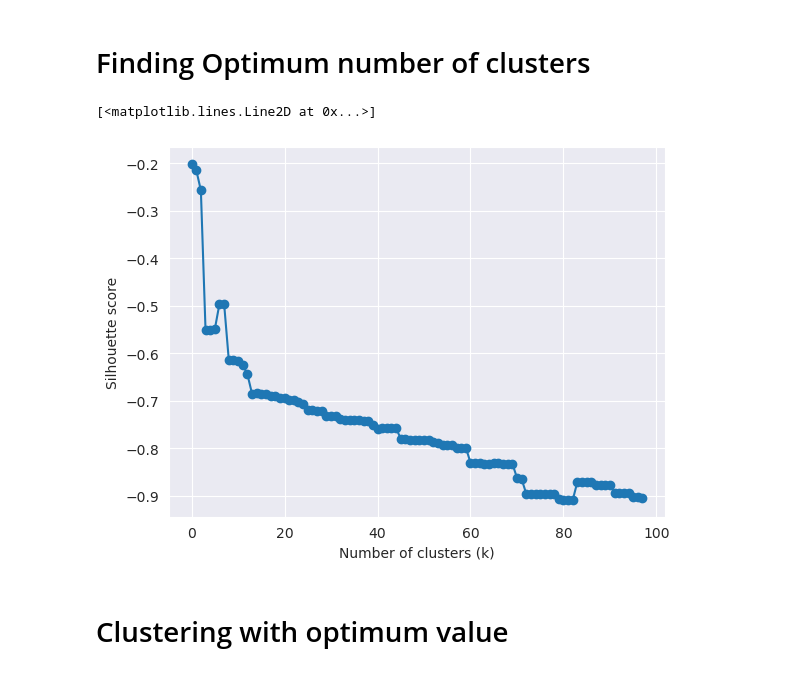
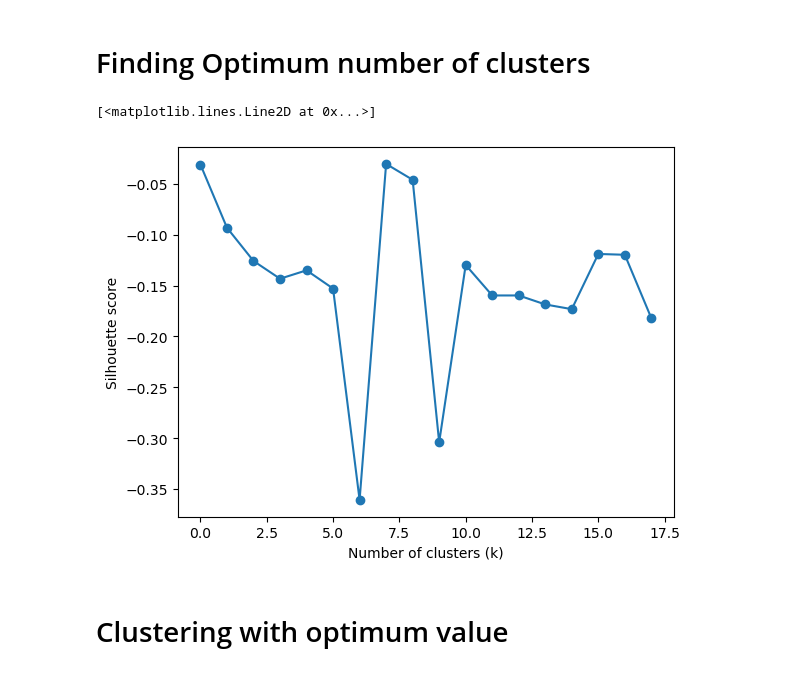
Before and after one commit to samuel23taku/ML-Spotify-Songs-Clustering, a Jupyter notebook: sample.ipynb, the cells around one changed output. Drawn from its saved outputs; the diff is of its cells as text; code cells hidden in the pictures.

```diff
--- a/sample.ipynb
+++ b/sample.ipynb
@@ -45,32 +45,26 @@ def data_clean(features_df):
 
     # Remove Correlating features
     corr = transformed_data.corr()
-    correlating_feature_pair_list = corr[(corr > 0.40) & (corr < 1.0)].stack().index.tolist()
+    correlating_feature_pair_list = corr[(corr > 0.30) & (corr < 1.0)].stack().index.tolist()
     for item in range(0, len(correlating_feature_pair_list)):
         if item % 2 == 0:
             transformed_data.drop(columns=[correlating_feature_pair_list[item][0]], axis=1, inplace=True)
 
     return transformed_data
 
-# Transform the data to deal with outliners
+# Transform the data to deal with outliers
 def outliers_deal(data):
-    outliers = data.skew().sort_values(ascending=False)
+    data_to_transform = data.copy()
+    outliers = data_to_transform.skew().sort_values(ascending=False)
     outlier_column = outliers.loc[outliers > 0.75]
-    print(outlier_column)
     for col in outlier_column.index:
-        data[col] = np.log1p(data[col])
-    print("break___")
-    newdata = (data.skew().sort_values(ascending=False))
-    print(newdata.loc[newdata > 0.75])
-    return data
+        data_to_transform[col] = np.sqrt(data_to_transform[col])
+
+    return data_to_transform
 
 pd_DF = pd.read_csv('data/spotify_top_songs_audio_features.csv')
 pd_DF.drop(columns=['track_name', "artist_names", "id", "source"], axis=0, inplace=True)
 training_data = data_clean(pd_DF)
 training_data = outliers_deal(training_data)
-# print(training_data.skew().sort_values(ascending=False))
-# print(training_data)
-# sns.heatmap(cleaned_data.corr())
-# sns.histplot(cleaned_data.iloc[:,:cleaned_data.columns.size -22],bins=20)
-# encoded_data_frame = pd.DataFrame(encoded_data, columns=encoder.get_feature_names_out(categorical_features))
+training_data.describe()
 # %% [output]
@@ -93,0 +83,15 @@ dtype: float64
+# %%
+from sklearn.decomposition import PCA
+
+values = np.arange(14)
+n_components_explained_variance = []
+for item in values:
+    pca = PCA(n_components=item) # return top 2 eigenVectors
+    pca.fit_transform(training_data)
+    n_components_explained_variance.append(pca.explained_variance_ratio_.sum())
+
+plt.grid()
+plt.xlabel("Number of components")
+plt.ylabel("Explained variance ratio")
+plt.plot(values,n_components_explained_variance,marker="o")
+plt.title("Explained Variance vs Number of Components")
@@ -94,25 +101,23 @@ dtype: float64
 # %% [markdown]
 # Finding Optimum number of clusters
 # %%
-
-
 inertia = []
 silhouettes = []
-for i in list(range(1, 100)):
+for i in list(range(1, 20)):
     pipeline = Pipeline([
         ("scaler", RobustScaler()), ("kmeans", KMeans(n_clusters=i, random_state=42))
     ])
     pipeline.fit(training_data)
     inertia.append(pipeline.named_steps['kmeans'].inertia_)
     if i != 1:
         silhouettes.append(silhouette_score(training_data, pipeline.named_steps['kmeans'].labels_))
 plt.xlabel('Number of clusters (k)')
 plt.ylabel('Silhouette score')
 plt.plot(silhouettes, marker='o')
 # labels = pipeline.named_steps["kmeans"].labels_
 # %% [output]
 [<matplotlib.lines.Line2D at 0x...>]
-[figure, old version]
+[figure, new version]
 # %% [markdown]
 # Clustering with optimum value
 # %%
```
Also changed, not shown: parts of 3 cells of this notebook.
